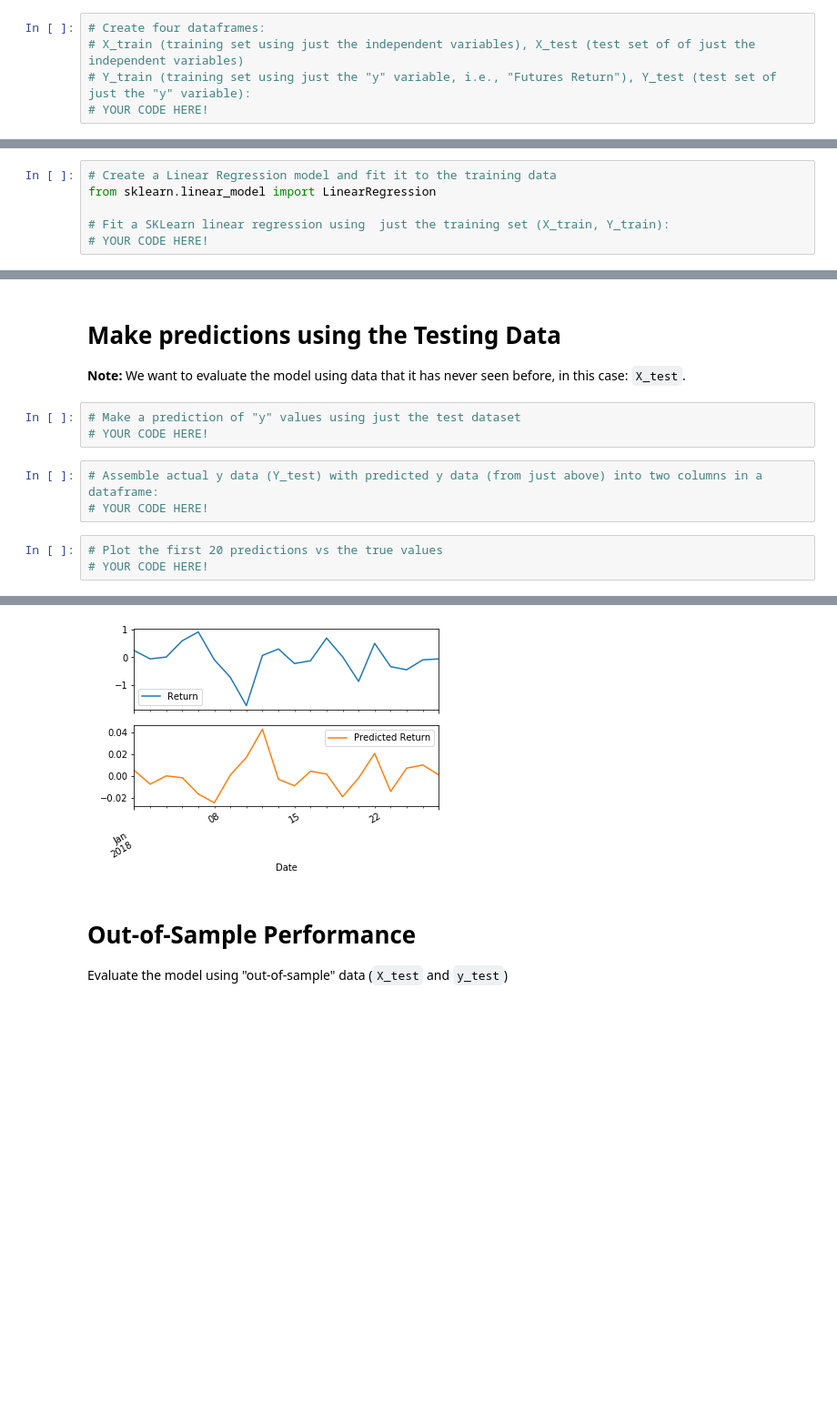
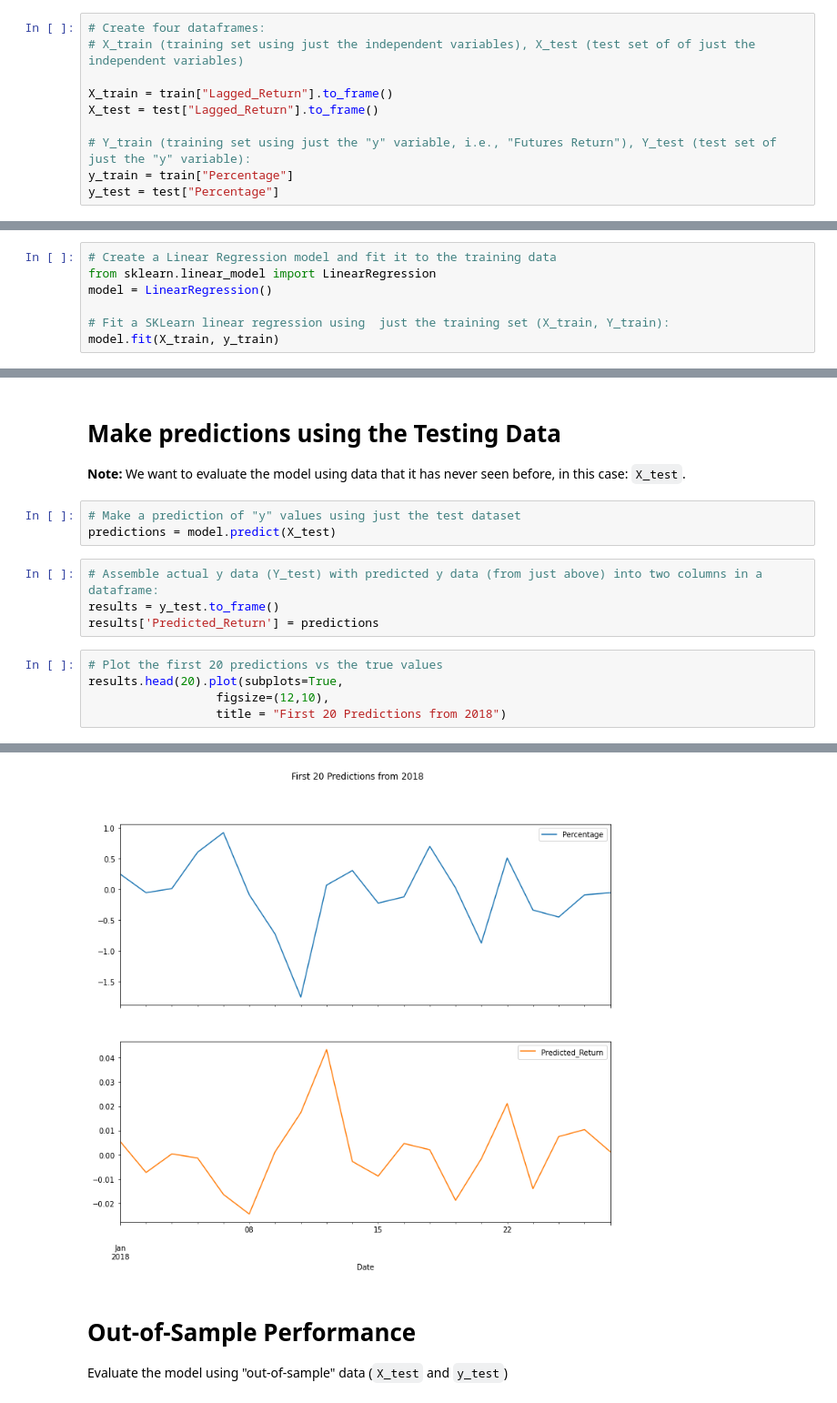
Before and after one commit to nomadic-me/A-Yen-for-the-Future, a Jupyter notebook: regression_analysis.ipynb, the cells around one changed output, grey strips where cells are left out. Shown: that part at 91% size. Cells and saved outputs as stored; diff of their text form; blank space fills up the shorter version.

Commit message:
Completed Regressions Analysis
Signed-off-by: Satish Surath <s@n-m.co>

```diff
--- a/regression_analysis.ipynb
+++ b/regression_analysis.ipynb
@@ -74,7 +76,12 @@ test = cad_jpy_df['2018':]
 # %%
 # Create four dataframes:
 # X_train (training set using just the independent variables), X_test (test set of of just the independent variables)
+
+X_train = train["Lagged_Return"].to_frame()
+X_test = test["Lagged_Return"].to_frame()
+
 # Y_train (training set using just the "y" variable, i.e., "Futures Return"), Y_test (test set of just the "y" variable):
-# YOUR CODE HERE!
+y_train = train["Percentage"]
+y_test = test["Percentage"]
 # %%
 # Preview the X_train data
@@ -92,9 +99,10 @@ test = cad_jpy_df['2018':]
 # %%
 # Create a Linear Regression model and fit it to the training data
 from sklearn.linear_model import LinearRegression
+model = LinearRegression()
 
 # Fit a SKLearn linear regression using  just the training set (X_train, Y_train):
-# YOUR CODE HERE!
+model.fit(X_train, y_train)
 # %% [output]
 LinearRegression()
 # %% [markdown]
@@ -103,11 +111,14 @@ LinearRegression()
 **Note:** We want to evaluate the model using data that it has never seen before, in this case: `X_test`.
 # %%
 # Make a prediction of "y" values using just the test dataset
-# YOUR CODE HERE!
+predictions = model.predict(X_test)
 # %%
 # Assemble actual y data (Y_test) with predicted y data (from just above) into two columns in a dataframe:
-# YOUR CODE HERE!
+results = y_test.to_frame()
+results['Predicted_Return'] = predictions
 # %%
 # Plot the first 20 predictions vs the true values
-# YOUR CODE HERE!
+results.head(20).plot(subplots=True,
+                  figsize=(12,10),
+                  title = "First 20 Predictions from 2018")
 # %% [output]
@@ -116,5 +126,5 @@ array([<matplotlib.axes._subplots.AxesSubplot object at 0x...>,
       dtype=object)
-[figure, old version]
+[figure, new version]
 # %% [markdown]
 # Out-of-Sample Performance
 
```
Also changed, not shown: parts of 10 cells of this notebook.
